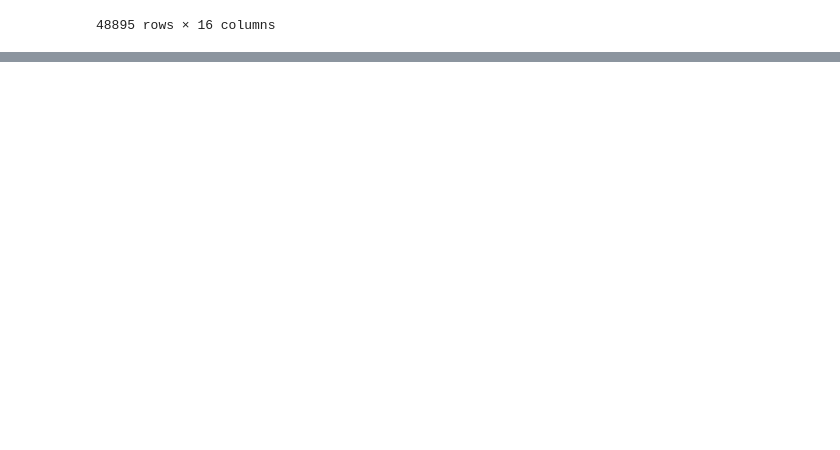
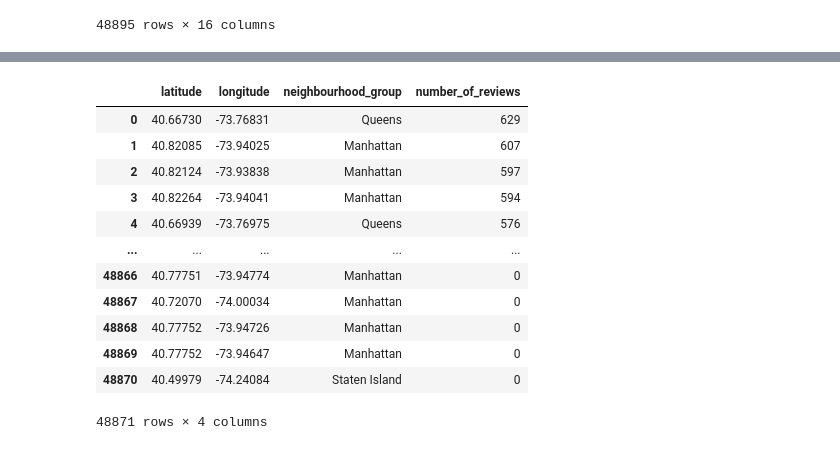
Before and after one commit to aloksingh43/EDA-Airbnb-Bookings-Analysis, a Jupyter notebook: EDA_Airbnb_Bookings_Analysis.ipynb, the cells around one changed output, grey strips where cells are left out. Saved outputs shown, nothing was run; the diff lists cells and outputs as text; code cells hidden in the pictures; blank space fills up the shorter version.

```diff
--- a/EDA_Airbnb_Bookings_Analysis.ipynb
+++ b/EDA_Airbnb_Bookings_Analysis.ipynb
@@ -208,0 +214,18 @@ df_Airbnb.copy()
+# %%
+# which location guests are preferring much
+location_prefer_by_guests=df_Airbnb_copy.groupby(['latitude','longitude',"neighbourhood_group"])['number_of_reviews'].sum().sort_values(ascending=False).reset_index()
+location_prefer_by_guests
+# %% [output]
+|  | latitude | longitude | neighbourhood_group | number_of_reviews |
+| 0 | 40.66730 | -73.76831 | Queens | 629 |
+| 1 | 40.82085 | -73.94025 | Manhattan | 607 |
+| 2 | 40.82124 | -73.93838 | Manhattan | 597 |
+| 3 | 40.82264 | -73.94041 | Manhattan | 594 |
+| 4 | 40.66939 | -73.76975 | Queens | 576 |
+| ... | ... | ... | ... | ... |
+| 48866 | 40.77751 | -73.94774 | Manhattan | 0 |
+| 48867 | 40.72070 | -74.00034 | Manhattan | 0 |
+| 48868 | 40.77752 | -73.94726 | Manhattan | 0 |
+| 48869 | 40.77752 | -73.94647 | Manhattan | 0 |
+| 48870 | 40.49979 | -74.24084 | Staten Island | 0 |
+48871 rows × 4 columns
```
Also changed, not shown: parts of 3 cells of this notebook.
